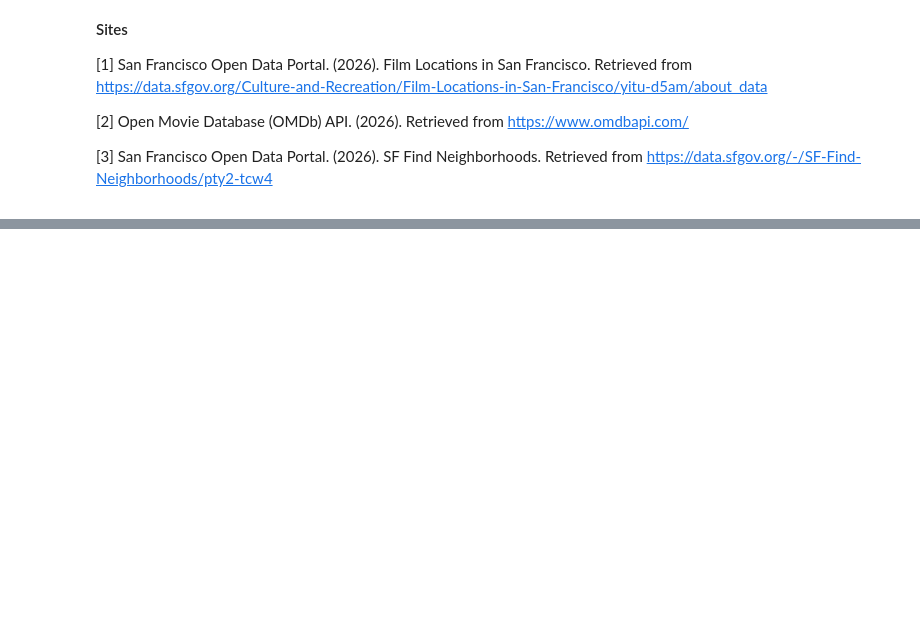
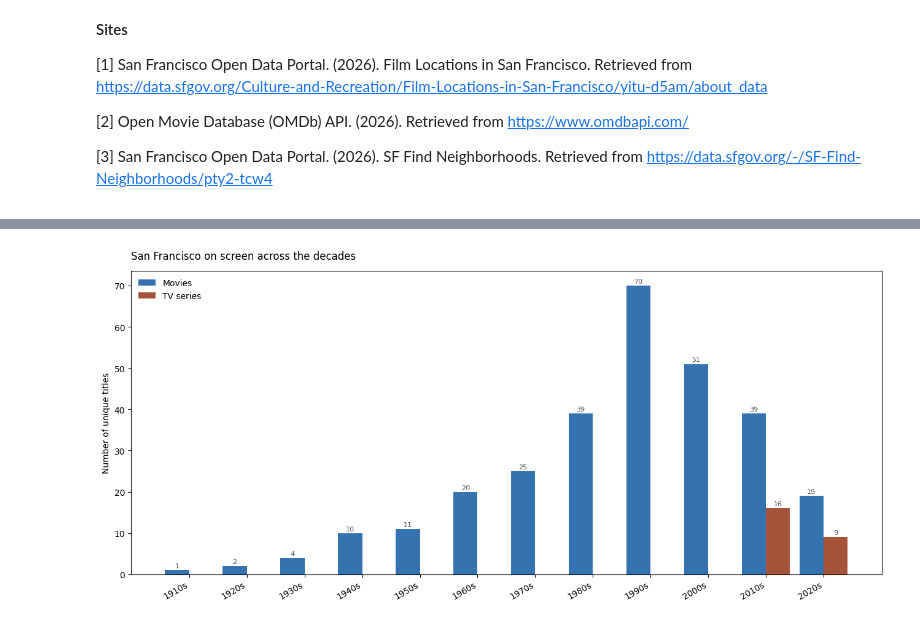
Before and after one commit to denisababeii/sd-project, a Jupyter notebook: notebook.ipynb, the cells around one changed output, grey strips where cells are left out. Saved outputs shown, nothing was run; the diff lists cells and outputs as text; code cells hidden in the pictures; blank space fills up the shorter version.

Commit message:
updated notebook with extra files used

```diff
--- a/notebook.ipynb
+++ b/notebook.ipynb
@@ -879,0 +1721,63 @@ Then we have split the analysis in the following way:
+# %%
+# San Francisco filming activity across decades
+
+# Extract decade from Year
+df["Decade"] = (df["Year"].dropna() // 10 * 10).astype("Int64")
+
+# Count titles per decade per kind
+decade_kind = (
+    df.dropna(subset=["Decade"])
+    .drop_duplicates(subset=["Title"])          # one row per title
+    .groupby(["Decade", "Kind"])
+    .size()
+    .unstack(fill_value=0)
+    .sort_index()
+)
+
+# Keep decades from 1900 onwards
+decade_kind = decade_kind[decade_kind.index >= 1900]
+
+decades = decade_kind.index.astype(int).tolist()
+movies  = decade_kind.get("movie",  pd.Series(0, index=decade_kind.index)).tolist()
+series  = decade_kind.get("series", pd.Series(0, index=decade_kind.index)).tolist()
+
+fig, ax = plt.subplots(figsize=(13, 6))
+
+x = np.arange(len(decades))
+w = 0.42
+
+bars_m = ax.bar(x - w/2, movies, width=w,
+                color="#185FA5", alpha=0.88, label="Movies", zorder=3)
+bars_s = ax.bar(x + w/2, series, width=w,
+                color="#993C1D", alpha=0.88, label="TV series", zorder=3)
+
+# Value labels on bars
+for bar in list(bars_m) + list(bars_s):
+    h = bar.get_height()
+    if h > 0:
+        ax.text(
+            bar.get_x() + bar.get_width() / 2,
+            h + 0.3,
+            str(int(h)),
+            ha="center", va="bottom",
+            fontsize=8, color="#555"
+        )
+
+ax.set_xticks(x)
+ax.set_xticklabels([f"{d}s" for d in decades], rotation=30, ha="right")
+ax.set_ylabel("Number of unique titles")
+ax.set_title(
+    "San Francisco on screen across the decades",
+    pad=14, loc="left"
+)
+
+legend = ax.legend(
+    frameon=False,
+    loc="upper left",
+    fontsize=10
+)
+
+fig.tight_layout()
+plt.show()
+# %% [output]
+[figure, added]
```
Also changed, not shown: parts of 43 cells of this notebook, 6 other files.
